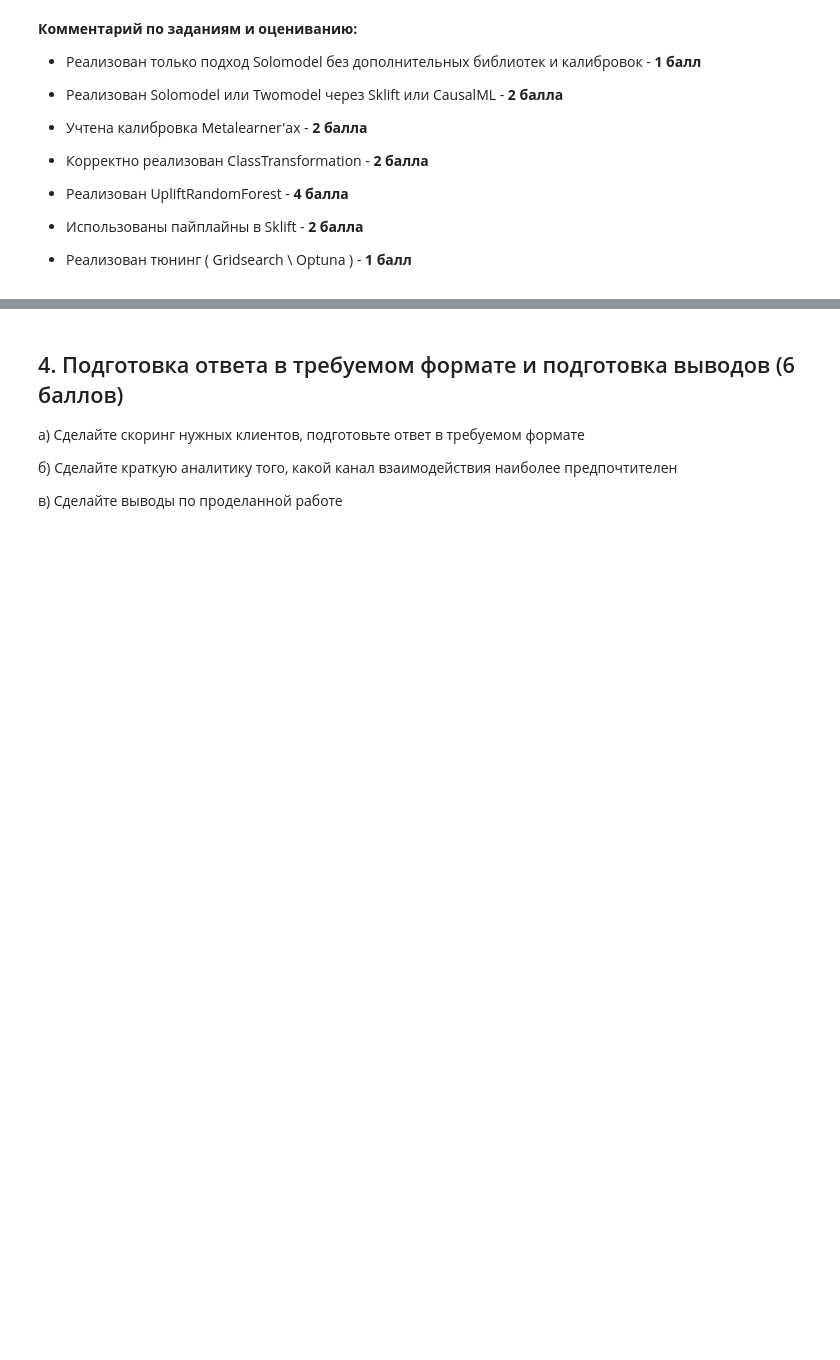
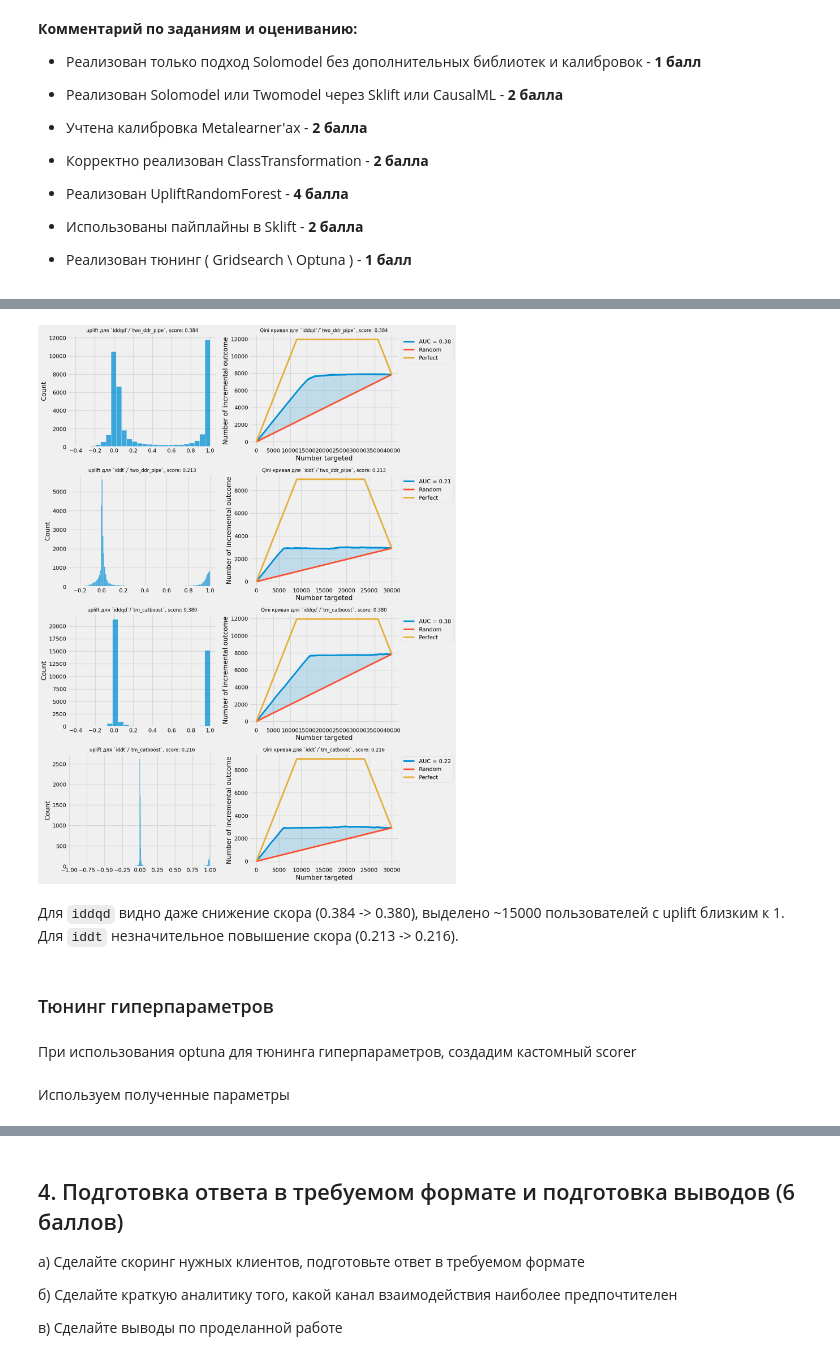
Before and after one commit to psaw/hse-ai24-ml, a Jupyter notebook: hw-6/AI_HW6_uplift.ipynb, the cells around one changed output, grey strips where cells are left out. Cells and saved outputs as stored; diff of their text form; code cells hidden in the pictures; blank space fills up the shorter version.

```diff
--- a/hw-6/AI_HW6_uplift.ipynb
+++ b/hw-6/AI_HW6_uplift.ipynb
@@ -903,0 +1233,27 @@ iddt: Топ-5 комбинаций признак-бин с наибольши
+# %%
+skf = StratifiedKFold(n_splits=5,
+                      random_state=RANDOM_STATE,
+                      shuffle=True)
+
+model_1_cb = CatBoostClassifier(verbose=0, random_seed=RANDOM_STATE, thread_count=-1)
+model_2_cb = CatBoostClassifier(verbose=0, random_seed=RANDOM_STATE+1, thread_count=-1)
+
+calib_model_1 = CalibratedClassifierCV(estimator=model_1_cb, method='isotonic', cv=skf)
+calib_model_2 = CalibratedClassifierCV(estimator=model_2_cb, method='isotonic', cv=skf)
+
+tm_catboost = TwoModelUplift(base_treatment_model=calib_model_1,
+                             base_control_model=calib_model_2)
+# %%
+train_pred_score_uplift(tm_catboost, 'tm_catboost', models_data,  uplifts, uplift_metrics)
+# %%
+# Вызываем функцию для визуализации
+visualize_uplift_histograms(uplifts, models_data, uplift_metrics, ['two_ddr_pipe', 'tm_catboost'])
+# %% [output]
+[figure, added]
+# %% [markdown]
+Для `iddqd` видно даже снижение скора (0.384 -> 0.380), выделено ~15000 пользователей с uplift близким к 1.
+Для `iddt` незначительное повышение скора (0.213 -> 0.216).
+# %% [markdown]
+### Тюнинг гиперпараметров
+# %% [markdown]
+При использования optuna для тюнинга гиперпараметров, создадим кастомный scorer
@@ -903,0 +1300,2 @@ iddt: Топ-5 комбинаций признак-бин с наибольши
+# %% [markdown]
+Используем полученные параметры
```
Also changed, not shown: parts of 61 cells of this notebook.
